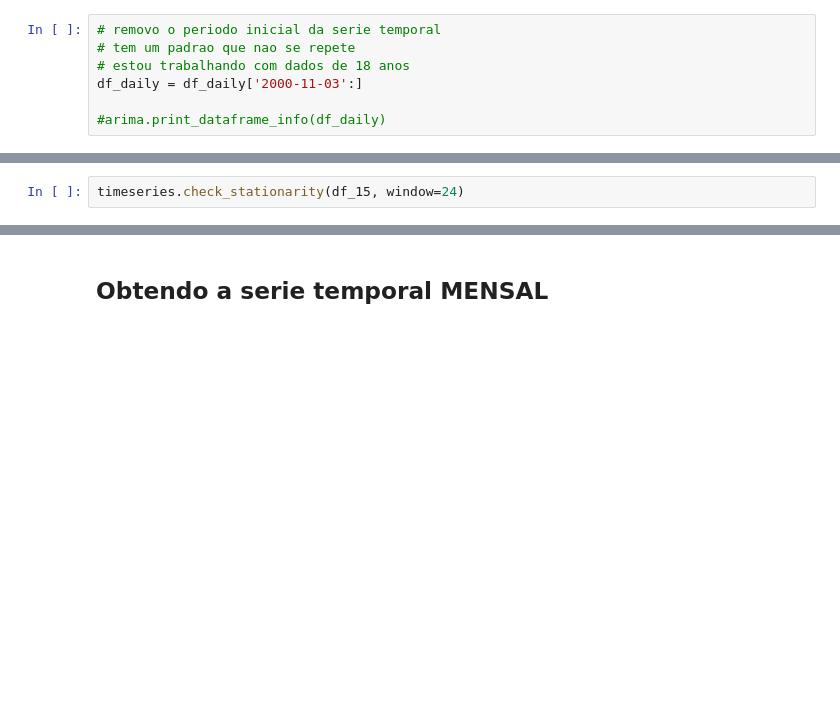
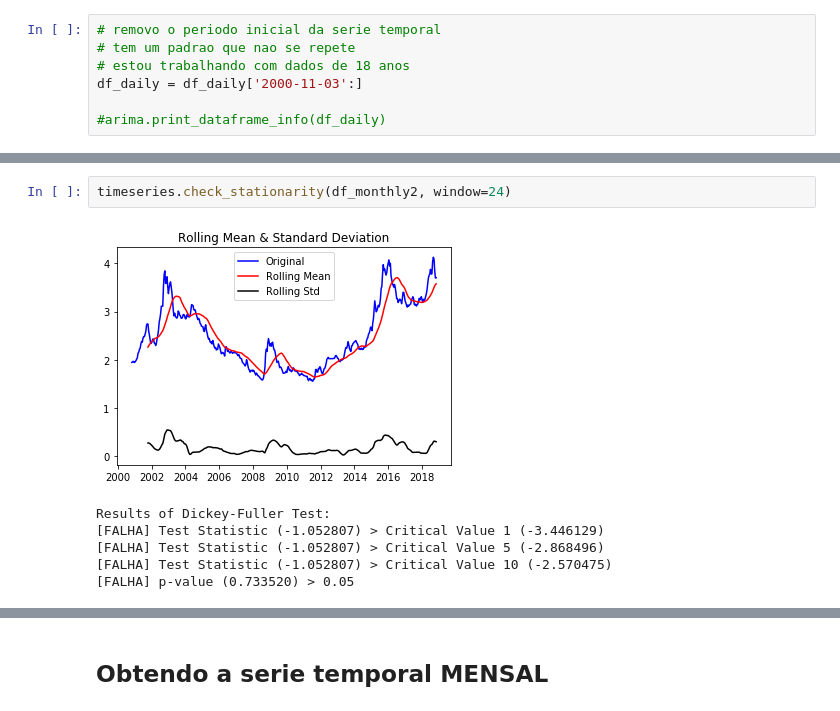
Before and after one commit to jorgealmeidajr/tcc-senai-timeseries, a Jupyter notebook: src/timeseries01-analysis.ipynb, the cells around one changed output, grey strips where cells are left out. Saved outputs shown, nothing was run; the diff lists cells and outputs as text; blank space fills up the shorter version.

```diff
--- a/src/timeseries01-analysis.ipynb
+++ b/src/timeseries01-analysis.ipynb
@@ -80,3 +78,10 @@ timeseries.plot_timeserie(df_15)
 # %%
-timeseries.check_stationarity(df_15, window=24)
+timeseries.check_stationarity(df_monthly2, window=24)
+# %% [output]
+[figure, added]
+Results of Dickey-Fuller Test:
+[FALHA] Test Statistic (-1.052807) > Critical Value 1 (-3.446129)
+[FALHA] Test Statistic (-1.052807) > Critical Value 5 (-2.868496)
+[FALHA] Test Statistic (-1.052807) > Critical Value 10 (-2.570475)
+[FALHA] p-value (0.733520) > 0.05
 # %%
```
Also changed, not shown: parts of 15 cells of this notebook, 4 other files.
